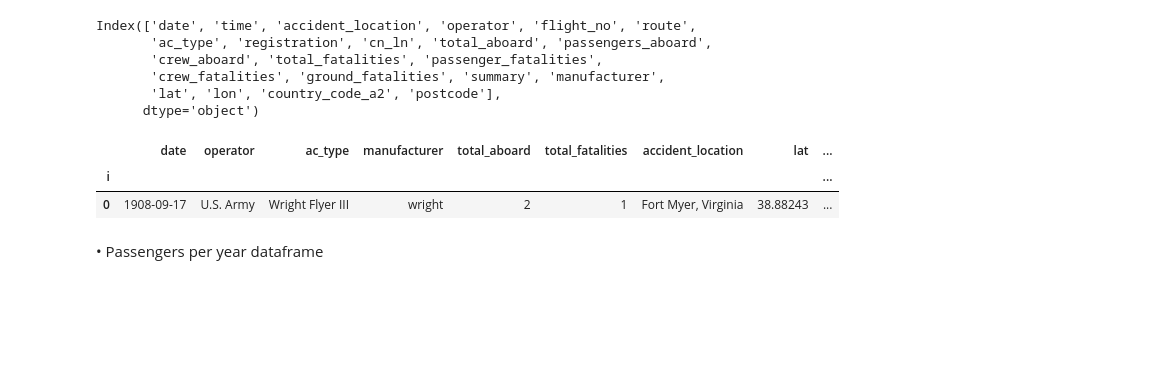
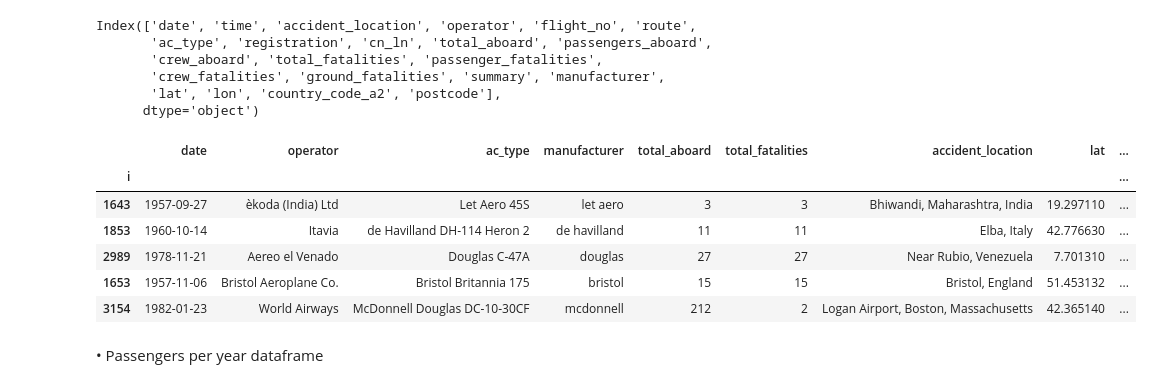
Before and after one commit to acidminded95/henry_PI_Data_Analytics, a Jupyter notebook: test.ipynb, the cells around one changed output. Saved outputs shown, nothing was run; the diff lists cells and outputs as text; code cells hidden in the pictures; blank space fills up the shorter version.

```diff
--- a/test.ipynb
+++ b/test.ipynb
@@ -1275,11 +1275,16 @@ Index(['date', 'time', 'accident_location', 'operator', 'flight_no', 'route',
       dtype='object')
 # %%
 df2_ok = df2[['date', 'operator', 'ac_type', 'manufacturer', 'total_aboard', 'total_fatalities',  'accident_location', 'lat', 'lon', 'country_code_a2', 'postcode','summary']]
-df2_ok.head(1)
+df2_ok['survival_rate'] = 1 - (df2_ok['total_fatalities'] / df2_ok['total_aboard'])
+df2_ok.sample(5)
 # %% [output]
 |  | date | operator | ac_type | manufacturer | total_aboard | total_fatalities | accident_location | lat | ... |
 | i |  |  |  |  |  |  |  |  | ... |
-| 0 | 1908-09-17 | U.S. Army | Wright Flyer III | wright | 2 | 1 | Fort Myer, Virginia | 38.88243 | ... |
+| 1643 | 1957-09-27 | èkoda (India) Ltd | Let Aero 45S | let aero | 3 | 3 | Bhiwandi, Maharashtra, India | 19.297110 | ... |
+| 1853 | 1960-10-14 | Itavia | de Havilland DH-114 Heron 2 | de havilland | 11 | 11 | Elba, Italy | 42.776630 | ... |
+| 2989 | 1978-11-21 | Aereo el Venado | Douglas C-47A | douglas | 27 | 27 | Near Rubio, Venezuela | 7.701310 | ... |
+| 1653 | 1957-11-06 | Bristol Aeroplane Co. | Bristol Britannia 175 | bristol | 15 | 15 | Bristol, England | 51.453132 | ... |
+| 3154 | 1982-01-23 | World Airways | McDonnell Douglas DC-10-30CF | mcdonnell | 212 | 2 | Logan Airport, Boston, Massachusetts | 42.365140 | ... |
 # %% [markdown]
 • Passengers per year dataframe
 # %%
```
Also changed, not shown: parts of 4 cells of this notebook, 8 other files.
